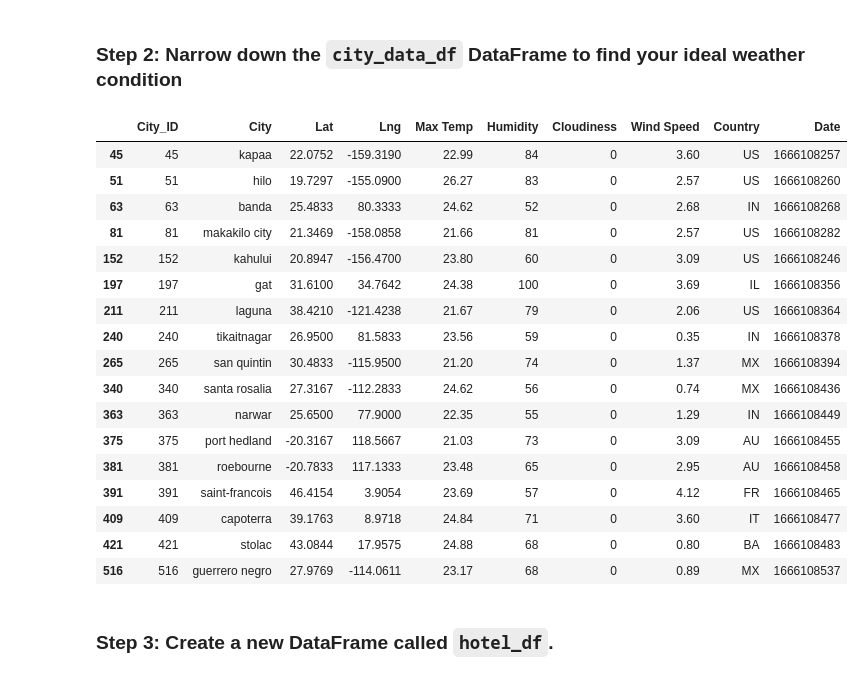
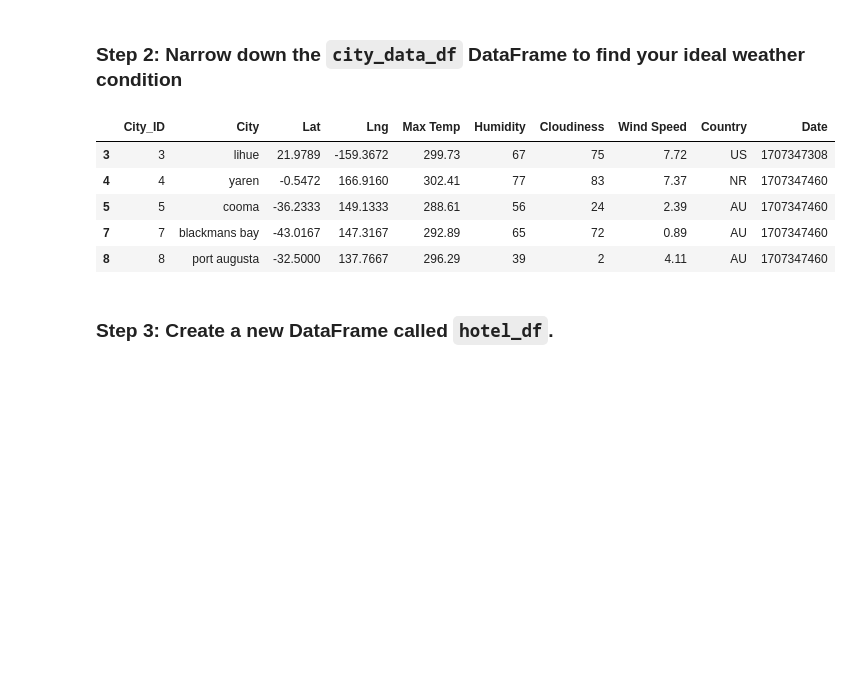
Before and after one commit to DKogge/python-api-challenge, a Jupyter notebook: Starter_Code/Starter_Code/starter_code/VacationPy.ipynb, the cells around one changed output. Drawn from its saved outputs; the diff is of its cells as text; code cells hidden in the pictures; blank space fills up the shorter version.

```diff
--- a/Starter_Code/Starter_Code/starter_code/VacationPy.ipynb
+++ b/Starter_Code/Starter_Code/starter_code/VacationPy.ipynb
@@ -55,32 +56,20 @@ map_plot
 ### Step 2: Narrow down the `city_data_df` DataFrame to find your ideal weather condition
 # %%
 # Narrow down cities that fit criteria and drop any results with null values
-# YOUR CODE HERE
+my_city_data_df = city_data_df[(city_data_df["Humidity"] <80)]
 
 # Drop any rows with null values
-# YOUR CODE HERE
+no_null_city = my_city_data_df.dropna()
 
 # Display sample data
-# YOUR CODE HERE
+no_null_city.head()
 # %% [output]
 |  | City_ID | City | Lat | Lng | Max Temp | Humidity | Cloudiness | Wind Speed | Country | Date |
-| 45 | 45 | kapaa | 22.0752 | -159.3190 | 22.99 | 84 | 0 | 3.60 | US | 1666108257 |
-| 51 | 51 | hilo | 19.7297 | -155.0900 | 26.27 | 83 | 0 | 2.57 | US | 1666108260 |
-| 63 | 63 | banda | 25.4833 | 80.3333 | 24.62 | 52 | 0 | 2.68 | IN | 1666108268 |
-| 81 | 81 | makakilo city | 21.3469 | -158.0858 | 21.66 | 81 | 0 | 2.57 | US | 1666108282 |
-| 152 | 152 | kahului | 20.8947 | -156.4700 | 23.80 | 60 | 0 | 3.09 | US | 1666108246 |
-| 197 | 197 | gat | 31.6100 | 34.7642 | 24.38 | 100 | 0 | 3.69 | IL | 1666108356 |
-| 211 | 211 | laguna | 38.4210 | -121.4238 | 21.67 | 79 | 0 | 2.06 | US | 1666108364 |
-| 240 | 240 | tikaitnagar | 26.9500 | 81.5833 | 23.56 | 59 | 0 | 0.35 | IN | 1666108378 |
-| 265 | 265 | san quintin | 30.4833 | -115.9500 | 21.20 | 74 | 0 | 1.37 | MX | 1666108394 |
-| 340 | 340 | santa rosalia | 27.3167 | -112.2833 | 24.62 | 56 | 0 | 0.74 | MX | 1666108436 |
-| 363 | 363 | narwar | 25.6500 | 77.9000 | 22.35 | 55 | 0 | 1.29 | IN | 1666108449 |
-| 375 | 375 | port hedland | -20.3167 | 118.5667 | 21.03 | 73 | 0 | 3.09 | AU | 1666108455 |
-| 381 | 381 | roebourne | -20.7833 | 117.1333 | 23.48 | 65 | 0 | 2.95 | AU | 1666108458 |
-| 391 | 391 | saint-francois | 46.4154 | 3.9054 | 23.69 | 57 | 0 | 4.12 | FR | 1666108465 |
-| 409 | 409 | capoterra | 39.1763 | 8.9718 | 24.84 | 71 | 0 | 3.60 | IT | 1666108477 |
-| 421 | 421 | stolac | 43.0844 | 17.9575 | 24.88 | 68 | 0 | 0.80 | BA | 1666108483 |
-| 516 | 516 | guerrero negro | 27.9769 | -114.0611 | 23.17 | 68 | 0 | 0.89 | MX | 1666108537 |
+| 3 | 3 | lihue | 21.9789 | -159.3672 | 299.73 | 67 | 75 | 7.72 | US | 1707347308 |
+| 4 | 4 | yaren | -0.5472 | 166.9160 | 302.41 | 77 | 83 | 7.37 | NR | 1707347460 |
+| 5 | 5 | cooma | -36.2333 | 149.1333 | 288.61 | 56 | 24 | 2.39 | AU | 1707347460 |
+| 7 | 7 | blackmans bay | -43.0167 | 147.3167 | 292.89 | 65 | 72 | 0.89 | AU | 1707347460 |
+| 8 | 8 | port augusta | -32.5000 | 137.7667 | 296.29 | 39 | 2 | 4.11 | AU | 1707347460 |
 # %% [markdown]
 ### Step 3: Create a new DataFrame called `hotel_df`.
 # %%
```
Also changed, not shown: parts of 2 cells of this notebook.
